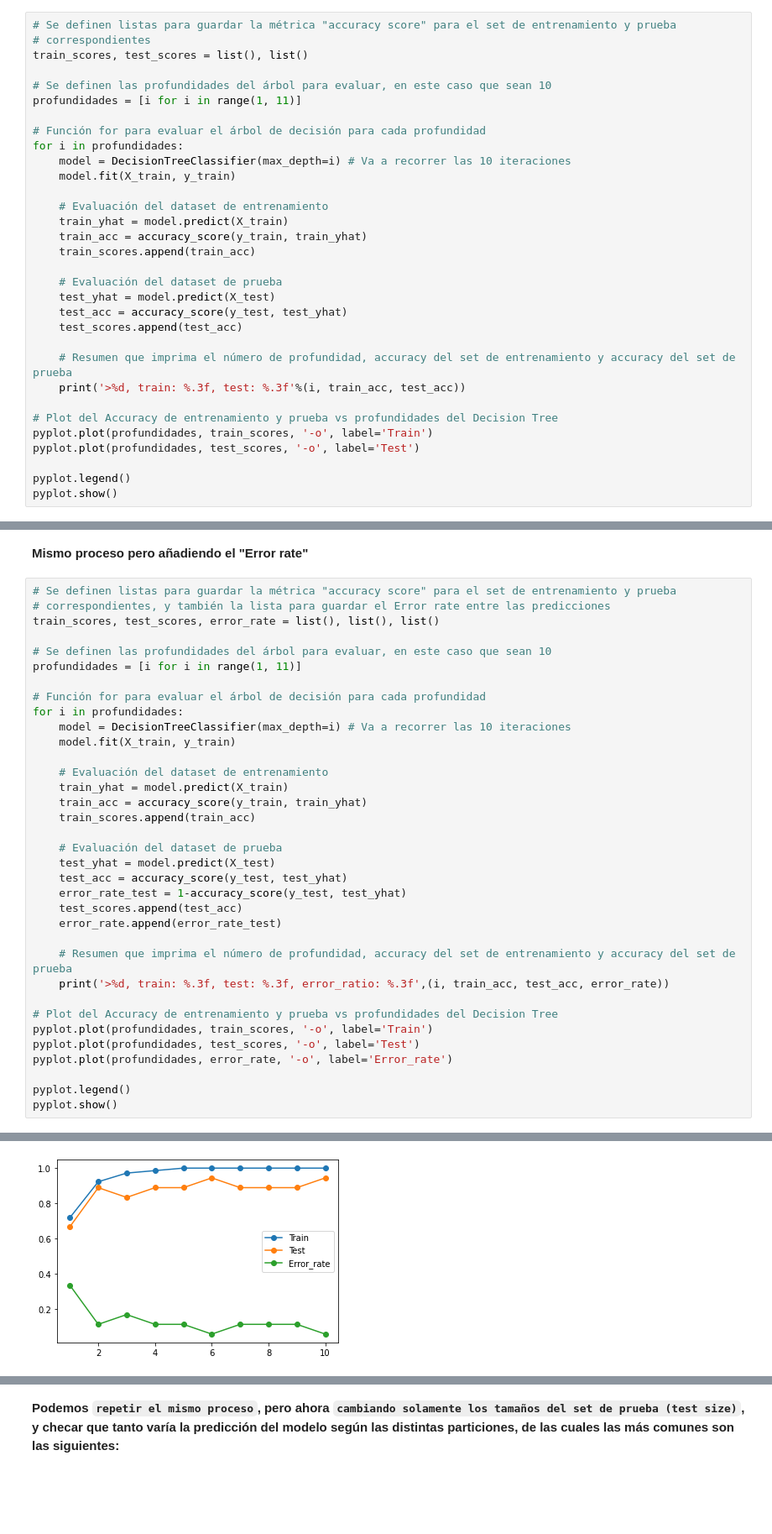
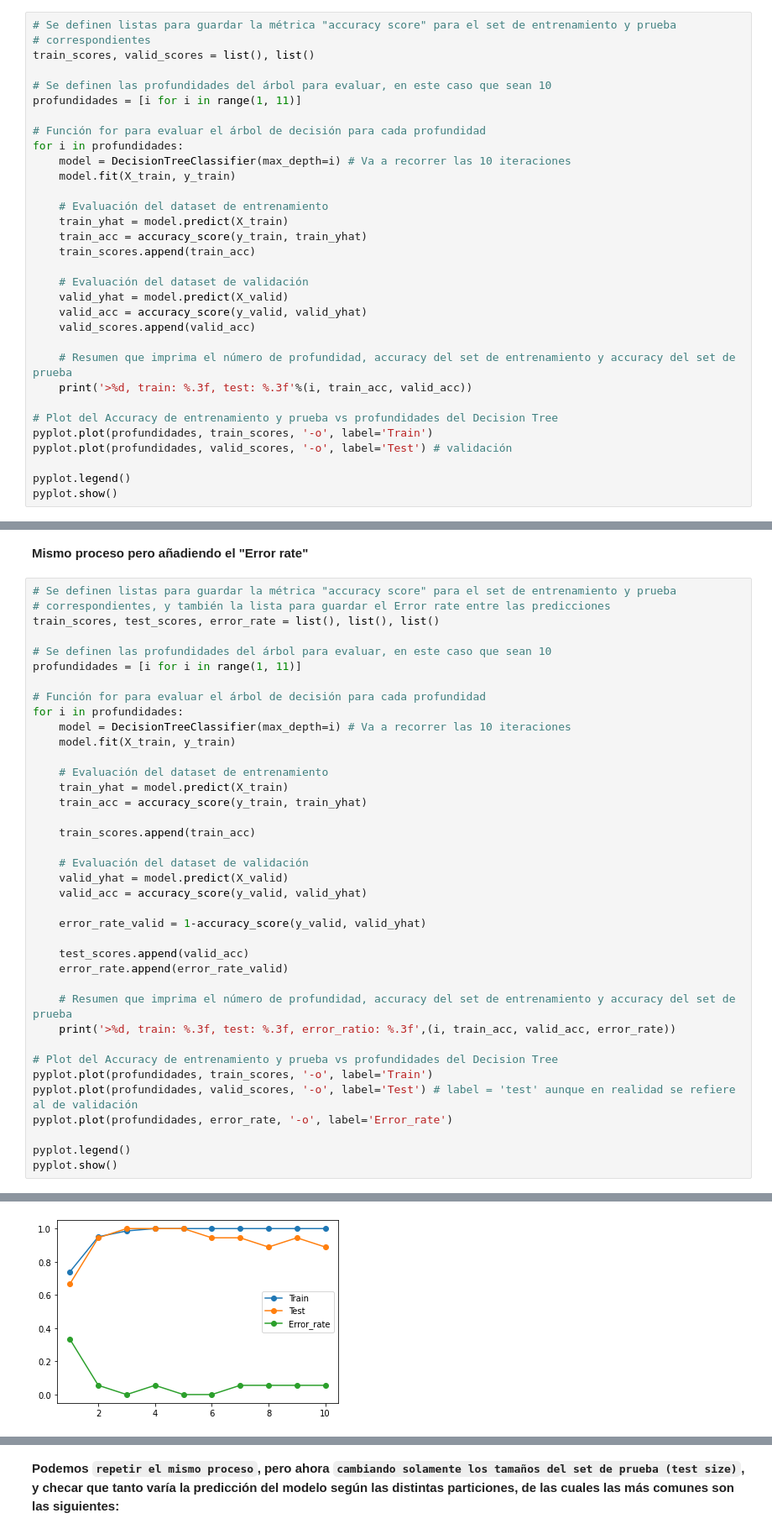
Before and after one commit to marycarmenvv/Modulo2_AnalisisYReporte_A00828570, a Jupyter notebook: Final_Modulo2_AnalisisYReporte_A00828570.ipynb, the cells around one changed output, grey strips where cells are left out. Shown: that part at 84% size. Cells and saved outputs as stored; diff of their text form; blank space fills up the shorter version.

```diff
--- a/Final_Modulo2_AnalisisYReporte_A00828570.ipynb
+++ b/Final_Modulo2_AnalisisYReporte_A00828570.ipynb
@@ -220,7 +220,7 @@ Real:  1  | Pred:  1
 # %%
 # Se definen listas para guardar la métrica "accuracy score" para el set de entrenamiento y prueba
 # correspondientes
-train_scores, test_scores = list(), list()
+train_scores, valid_scores = list(), list()
 
 # Se definen las profundidades del árbol para evaluar, en este caso que sean 10
 profundidades = [i for i in range(1, 11)]
@@ -235,17 +235,17 @@ for i in profundidades:
 	train_acc = accuracy_score(y_train, train_yhat)
 	train_scores.append(train_acc)
 
-	# Evaluación del dataset de prueba
-	test_yhat = model.predict(X_test)
-	test_acc = accuracy_score(y_test, test_yhat)
-	test_scores.append(test_acc)
+	# Evaluación del dataset de validación
+	valid_yhat = model.predict(X_valid)
+	valid_acc = accuracy_score(y_valid, valid_yhat)
+	valid_scores.append(valid_acc)
 
 	# Resumen que imprima el número de profundidad, accuracy del set de entrenamiento y accuracy del set de prueba
-	print('>%d, train: %.3f, test: %.3f'%(i, train_acc, test_acc))
+	print('>%d, train: %.3f, test: %.3f'%(i, train_acc, valid_acc))
 
 # Plot del Accuracy de entrenamiento y prueba vs profundidades del Decision Tree
 pyplot.plot(profundidades, train_scores, '-o', label='Train')
-pyplot.plot(profundidades, test_scores, '-o', label='Test')
+pyplot.plot(profundidades, valid_scores, '-o', label='Test') # validación
 
 pyplot.legend()
 pyplot.show()
@@ -279,21 +279,24 @@ for i in profundidades:
  	# Evaluación del dataset de entrenamiento
 	train_yhat = model.predict(X_train)
 	train_acc = accuracy_score(y_train, train_yhat)
+
 	train_scores.append(train_acc)
 
-	# Evaluación del dataset de prueba
-	test_yhat = model.predict(X_test)
-	test_acc = accuracy_score(y_test, test_yhat)
-	error_rate_test = 1-accuracy_score(y_test, test_yhat)
-	test_scores.append(test_acc)
-	error_rate.append(error_rate_test)
+	# Evaluación del dataset de validación
+	valid_yhat = model.predict(X_valid)
+	valid_acc = accuracy_score(y_valid, valid_yhat)
+
+	error_rate_valid = 1-accuracy_score(y_valid, valid_yhat)
+
+	test_scores.append(valid_acc)
+	error_rate.append(error_rate_valid)
 
 	# Resumen que imprima el número de profundidad, accuracy del set de entrenamiento y accuracy del set de prueba
-	print('>%d, train: %.3f, test: %.3f, error_ratio: %.3f',(i, train_acc, test_acc, error_rate))
+	print('>%d, train: %.3f, test: %.3f, error_ratio: %.3f',(i, train_acc, valid_acc, error_rate))
 
 # Plot del Accuracy de entrenamiento y prueba vs profundidades del Decision Tree
 pyplot.plot(profundidades, train_scores, '-o', label='Train')
-pyplot.plot(profundidades, test_scores, '-o', label='Test')
+pyplot.plot(profundidades, valid_scores, '-o', label='Test') # label = 'test' aunque en realidad se refiere al de validación
 pyplot.plot(profundidades, error_rate, '-o', label='Error_rate')
 
 pyplot.legend()
@@ -312,2 +315,2 @@ pyplot.show()
-[figure, old version]
+[figure, new version]
 # %% [markdown]
```
Also changed, not shown: parts of 10 cells of this notebook.
